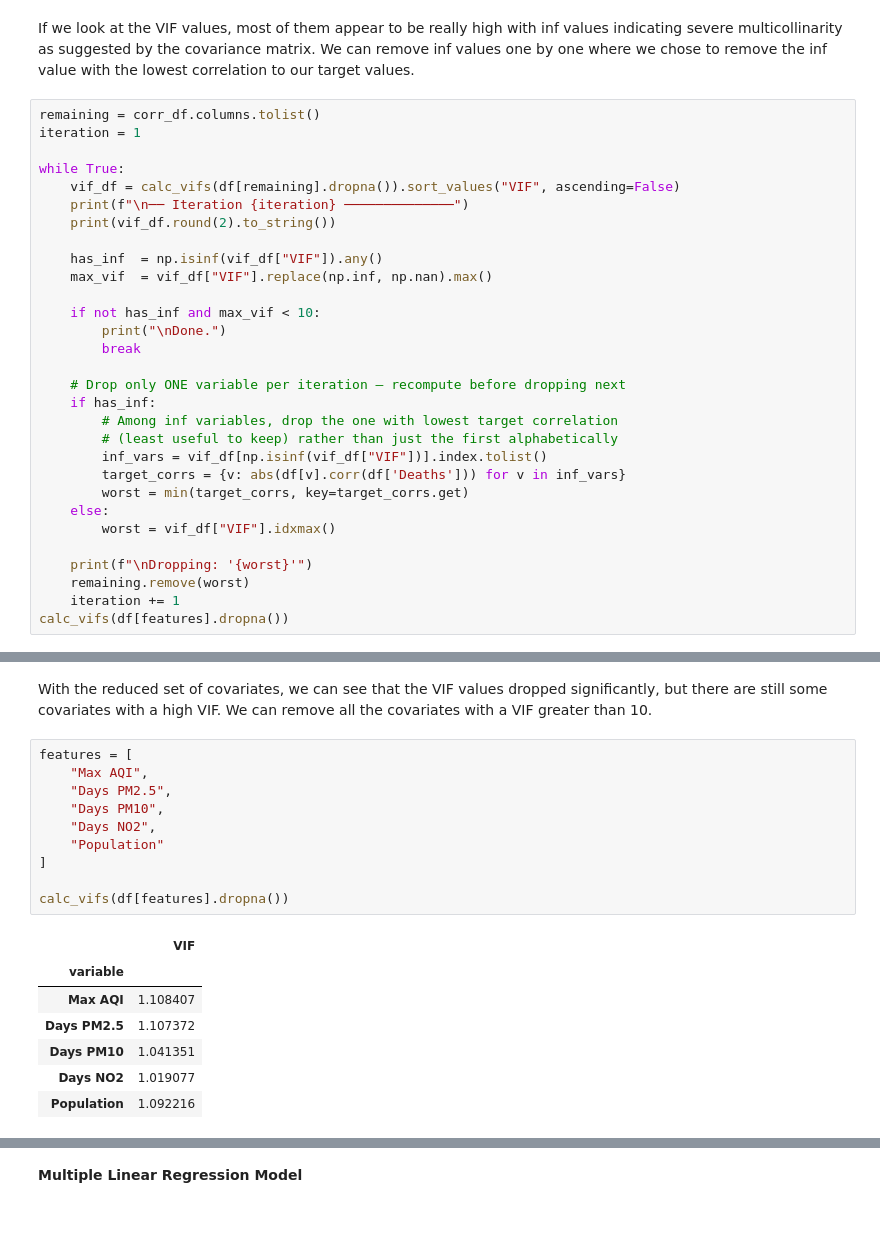
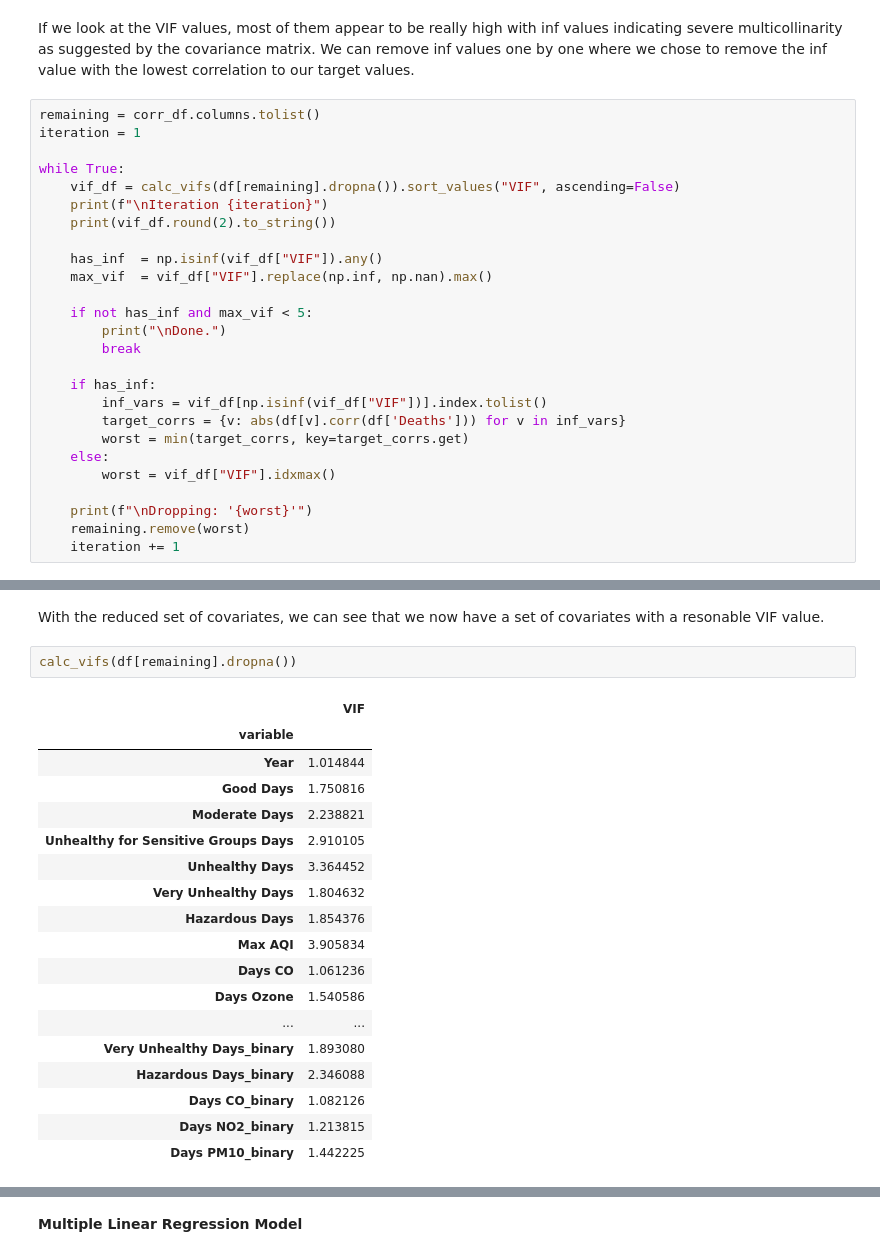
Before and after one commit to yunaxin/air-quality-health-analysis, a Jupyter notebook: analysis.ipynb, the cells around one changed output, grey strips where cells are left out. Drawn from its saved outputs; the diff is of its cells as text; blank space fills up the shorter version.

```diff
--- a/analysis.ipynb
+++ b/analysis.ipynb
@@ -222,20 +213,17 @@ iteration = 1
 
 while True:
     vif_df = calc_vifs(df[remaining].dropna()).sort_values("VIF", ascending=False)
-    print(f"\n── Iteration {iteration} ──────────────")
+    print(f"\nIteration {iteration}")
     print(vif_df.round(2).to_string())
 
     has_inf  = np.isinf(vif_df["VIF"]).any()
     max_vif  = vif_df["VIF"].replace(np.inf, np.nan).max()
 
-    if not has_inf and max_vif < 10:
+    if not has_inf and max_vif < 5:
         print("\nDone.")
         break
 
-    # Drop only ONE variable per iteration — recompute before dropping next
     if has_inf:
-        # Among inf variables, drop the one with lowest target correlation
-        # (least useful to keep) rather than just the first alphabetically
         inf_vars = vif_df[np.isinf(vif_df["VIF"])].index.tolist()
         target_corrs = {v: abs(df[v].corr(df['Deaths'])) for v in inf_vars}
         worst = min(target_corrs, key=target_corrs.get)
@@ -245,5 +233,4 @@ while True:
     print(f"\nDropping: '{worst}'")
     remaining.remove(worst)
     iteration += 1
-calc_vifs(df[features].dropna())
 # %% [output]
@@ -260,20 +254,23 @@ calc_vifs(df[features].dropna())
 # %% [markdown]
-With the reduced set of covariates, we can see that the VIF values dropped significantly, but there are still some covariates with a high VIF. We can remove all the covariates with a VIF greater than 10.
+With the reduced set of covariates, we can see that we now have a set of covariates with a resonable VIF value.
 # %%
-features = [
-    "Max AQI",
-    "Days PM2.5",
-    "Days PM10",
-    "Days NO2",
-    "Population"
-]
-
-calc_vifs(df[features].dropna())
+calc_vifs(df[remaining].dropna())
 # %% [output]
 |  | VIF |
 | variable |  |
-| Max AQI | 1.108407 |
-| Days PM2.5 | 1.107372 |
-| Days PM10 | 1.041351 |
-| Days NO2 | 1.019077 |
-| Population | 1.092216 |
+| Year | 1.014844 |
+| Good Days | 1.750816 |
+| Moderate Days | 2.238821 |
+| Unhealthy for Sensitive Groups Days | 2.910105 |
+| Unhealthy Days | 3.364452 |
+| Very Unhealthy Days | 1.804632 |
+| Hazardous Days | 1.854376 |
+| Max AQI | 3.905834 |
+| Days CO | 1.061236 |
+| Days Ozone | 1.540586 |
+| ... | ... |
+| Very Unhealthy Days_binary | 1.893080 |
+| Hazardous Days_binary | 2.346088 |
+| Days CO_binary | 1.082126 |
+| Days NO2_binary | 1.213815 |
+| Days PM10_binary | 1.442225 |
```
Also changed, not shown: parts of 12 cells of this notebook.
